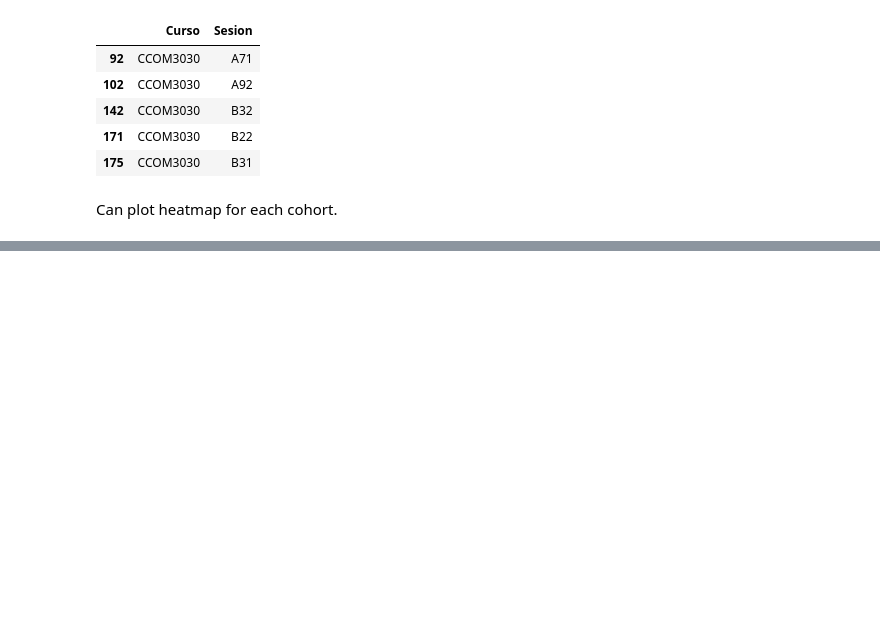
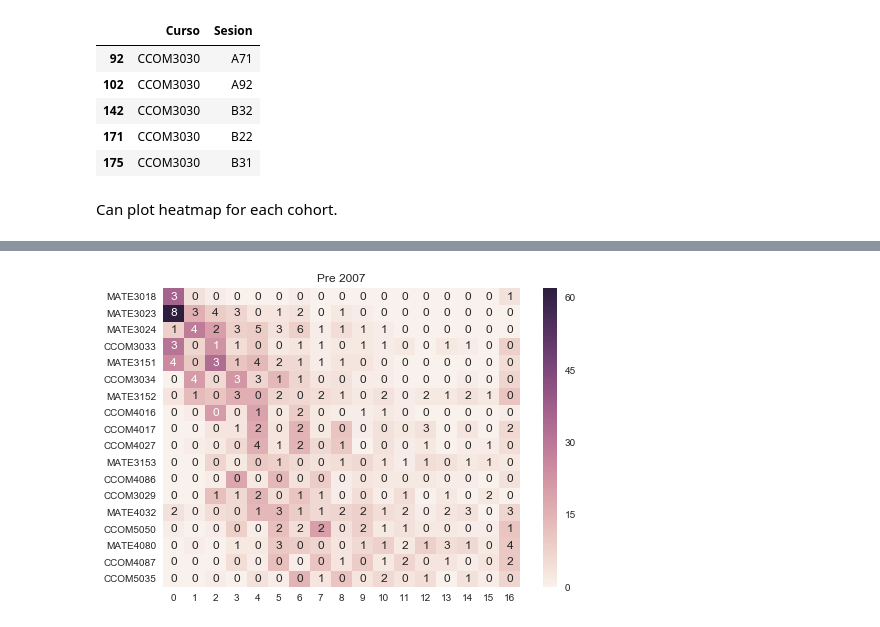
Before and after one commit to humberto-ortiz/stumap, a Jupyter notebook: stumap.ipynb, the cells around one changed output, grey strips where cells are left out. Cells and saved outputs as stored; diff of their text form; code cells hidden in the pictures; blank space fills up the shorter version.

```diff
--- a/stumap.ipynb
+++ b/stumap.ipynb
@@ -304,0 +317,11 @@ for i in range(len(cohorts)):
+# %%
+caocohorts = defaultdict(list)
+known = []
+for row in students.itertuples():
+    #print (row)
+    index, Numest, Curso, Sesion, Nota = row
+    if Numest not in known:
+        caocohorts[Sesion].append(Numest)
+        known.append(Numest)
+# %%
+cao_keys = sorted(caocohorts.keys())
@@ -304,0 +348,12 @@ for i in range(len(cohorts)):
+# %%
+pre_stu = []
+for sem in list(filter(lambda semester: semester < "A71", cao_keys)):
+    pre_stu += caocohorts[sem]
+# %%
+cohort = {k:sequences[k] for k in pre_stu}
+# %%
+ax = sns.heatmap(heatmap(clean(cohort,prog2007), prog2007), annot=failmap(clean(cohort, prog2007), prog2007))
+ax.set(title="Pre 2007")
+plt.show()
+# %% [output]
+[figure, added]
```
Also changed, not shown: parts of 8 cells of this notebook.
